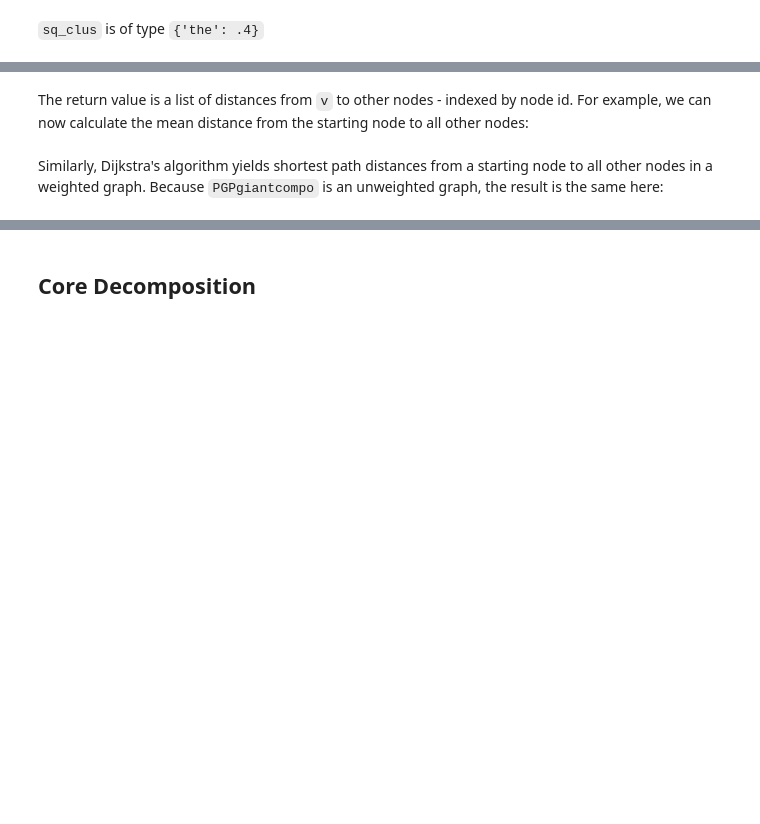
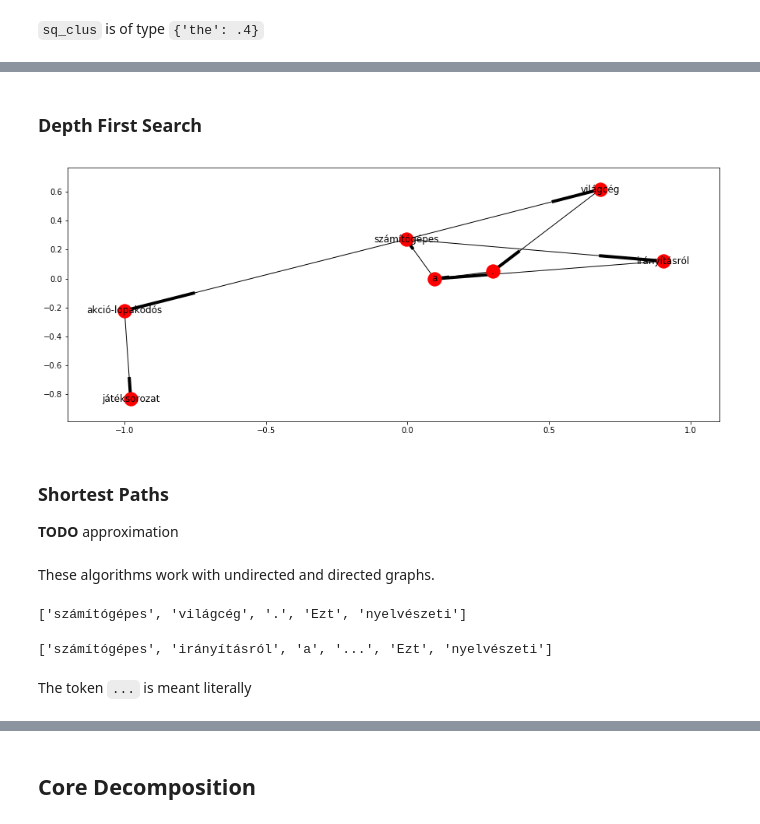
Before and after one commit to makrai/TextBetweenness, a Jupyter notebook: networkit_notebooks/NetworKit_UserGuide.ipynb, the cells around one changed output, grey strips where cells are left out. Cells and saved outputs as stored; diff of their text form; code cells hidden in the pictures; blank space fills up the shorter version.

```diff
--- a/networkit_notebooks/NetworKit_UserGuide.ipynb
+++ b/networkit_notebooks/NetworKit_UserGuide.ipynb
@@ -240,2 +237,0 @@ bfsdist = bfs.getDistances()
-# %% [markdown]
-The return value is a list of distances from `v` to other nodes - indexed by node id. For example, we can now calculate the mean distance from the starting node to all other nodes:
@@ -244,2 +237,0 @@ sum(bfsdist) / len(bfsdist)
-# %% [markdown]
-Similarly, Dijkstra's algorithm yields shortest path distances from a starting node to all other nodes in a weighted graph. Because `PGPgiantcompo` is an unweighted graph, the result is the same here:
@@ -250,0 +238,22 @@ sum(spdist) / len(spdist)
+# %% [markdown]
+### Depth First Search
+# %%
+nx.draw_networkx(nx.subgraph(G, nx.traversal.dfs_postorder_nodes(G, 'számítógépes', 3)))
+# %% [output]
+[figure, added]
+# %% [markdown]
+### Shortest Paths
+
+**TODO** approximation
+# %% [markdown]
+These algorithms work with undirected and directed graphs.
+# %%
+nx.shortest_path(G, 'számítógépes', 'nyelvészeti')
+# %% [output]
+['számítógépes', 'világcég', '.', 'Ezt', 'nyelvészeti']
+# %%
+nx.shortest_path(G, 'számítógépes', 'nyelvészeti', weight='weight')
+# %% [output]
+['számítógépes', 'irányításról', 'a', '...', 'Ezt', 'nyelvészeti']
+# %% [markdown]
+The token `...` is meant literally
```
Also changed, not shown: parts of 40 cells of this notebook, 1 other file.
